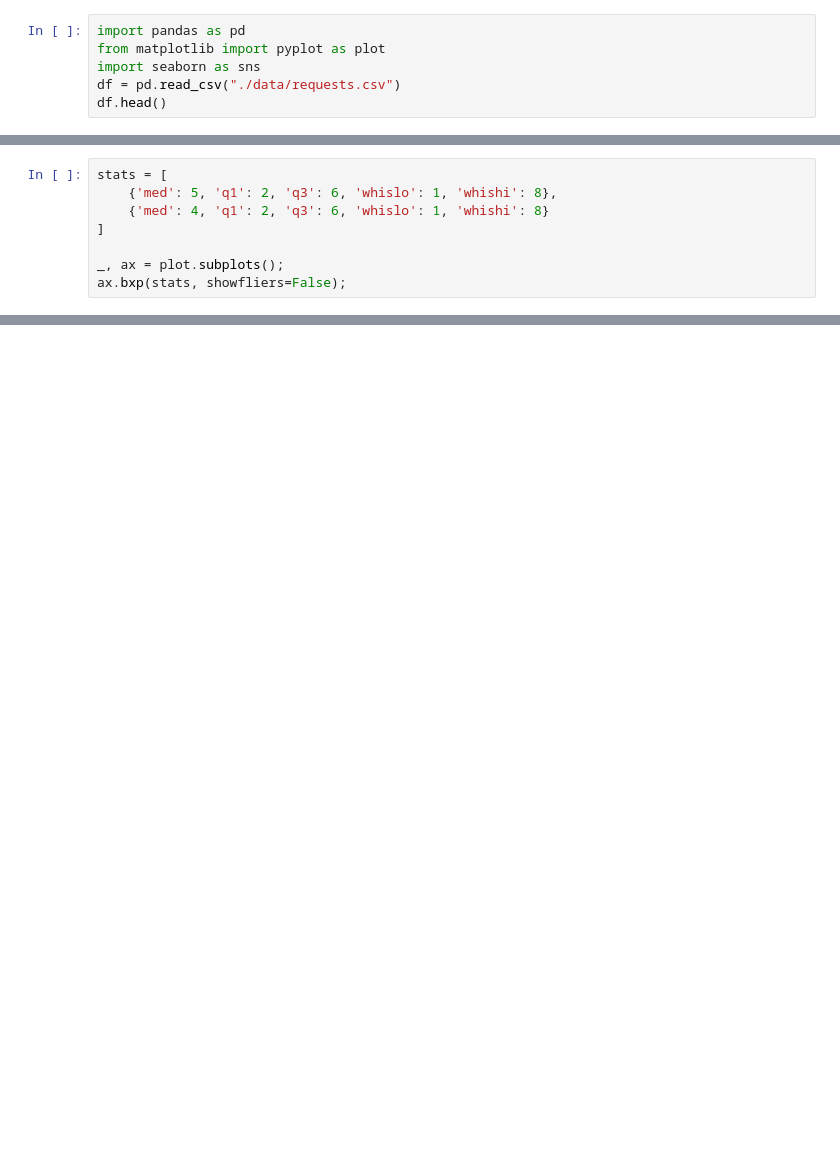
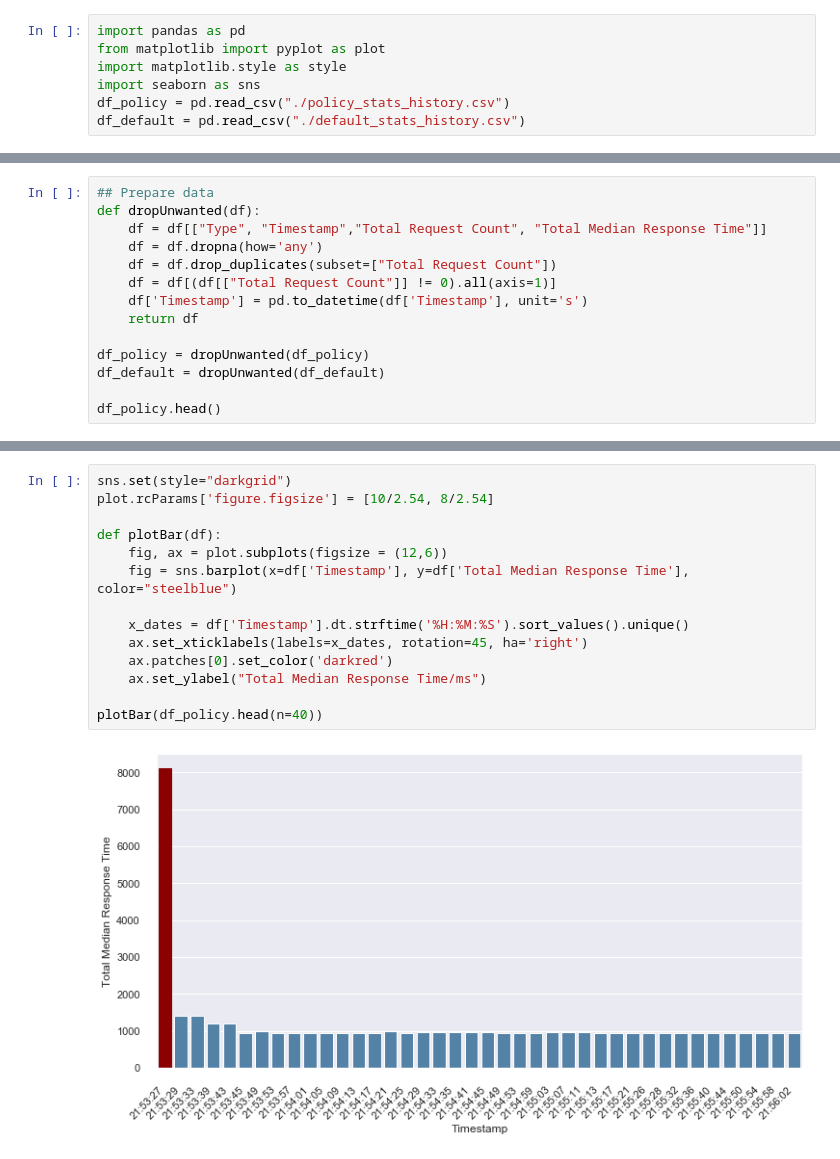
Before and after one commit to PEng2020-Subject3/benchmark, a Jupyter notebook: offline-analysis.ipynb, the cells around one changed output, grey strips where cells are left out. Saved outputs shown, nothing was run; the diff lists cells and outputs as text; blank space fills up the shorter version.

```diff
--- a/offline-analysis.ipynb
+++ b/offline-analysis.ipynb
@@ -1,6 +1,7 @@
 # %%
 import pandas as pd
 from matplotlib import pyplot as plot
+import matplotlib.style as style
 import seaborn as sns
-df = pd.read_csv("./data/requests.csv")
-df.head()
+df_policy = pd.read_csv("./policy_stats_history.csv")
+df_default = pd.read_csv("./default_stats_history.csv")
@@ -20,8 +7,0 @@ df.iloc[:, 7:]
-# %%
-stats = [
-    {'med': 5, 'q1': 2, 'q3': 6, 'whislo': 1, 'whishi': 8},
-    {'med': 4, 'q1': 2, 'q3': 6, 'whislo': 1, 'whishi': 8}
-]
-
-_, ax = plot.subplots();
-ax.bxp(stats, showfliers=False);
@@ -42,0 +8,14 @@ sns.barplot(y=df['Median Response Time'], x=df['Name'])
+# %%
+## Prepare data
+def dropUnwanted(df):
+    df = df[["Type", "Timestamp","Total Request Count", "Total Median Response Time"]]
+    df = df.dropna(how='any')
+    df = df.drop_duplicates(subset=["Total Request Count"])
+    df = df[(df[["Total Request Count"]] != 0).all(axis=1)]
+    df['Timestamp'] = pd.to_datetime(df['Timestamp'], unit='s')
+    return df
+
+df_policy = dropUnwanted(df_policy)
+df_default = dropUnwanted(df_default)
+
+df_policy.head()
@@ -42,0 +29,16 @@ sns.barplot(y=df['Median Response Time'], x=df['Name'])
+# %%
+sns.set(style="darkgrid")
+plot.rcParams['figure.figsize'] = [10/2.54, 8/2.54]
+
+def plotBar(df):
+    fig, ax = plot.subplots(figsize = (12,6))
+    fig = sns.barplot(x=df['Timestamp'], y=df['Total Median Response Time'], color="steelblue")
+
+    x_dates = df['Timestamp'].dt.strftime('%H:%M:%S').sort_values().unique()
+    ax.set_xticklabels(labels=x_dates, rotation=45, ha='right')
+    ax.patches[0].set_color('darkred')
+    ax.set_ylabel("Total Median Response Time/ms")
+
+plotBar(df_policy.head(n=40))
+# %% [output]
+[figure, added]
```
Also changed, not shown: parts of 9 cells of this notebook.
